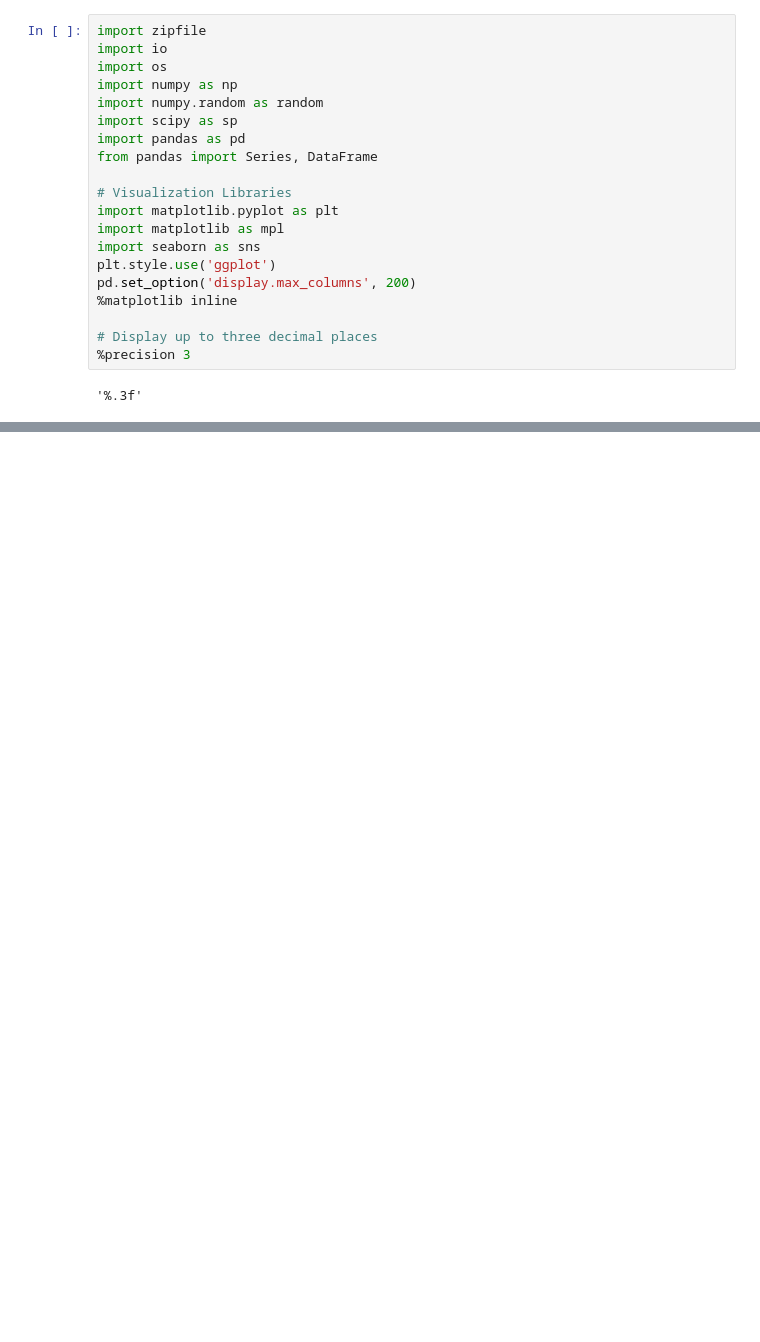
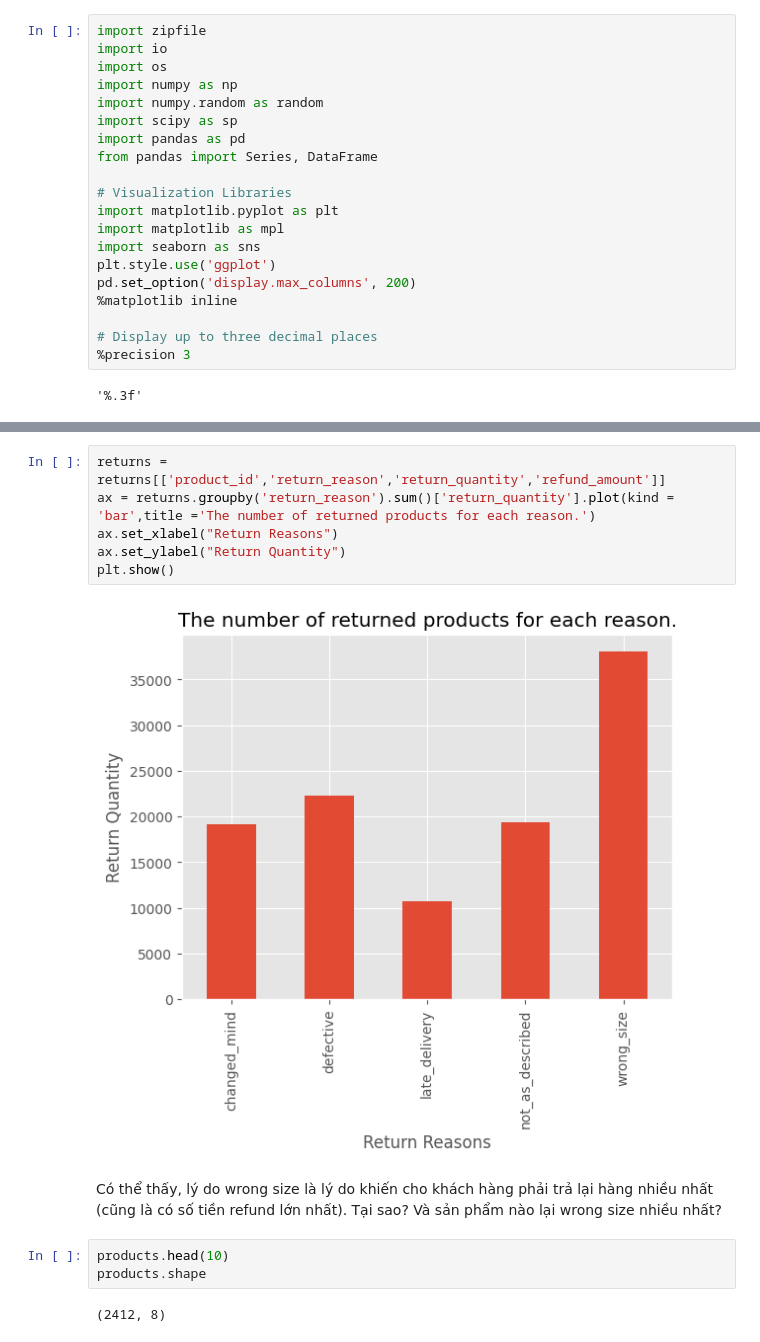
Before and after one commit to nqt-2/Datathon_Vin, a Jupyter notebook: notebook/Thai_EDA.ipynb, the cells around one changed output, grey strips where cells are left out. Saved outputs shown, nothing was run; the diff lists cells and outputs as text; blank space fills up the shorter version.

Commit message:
EDA for returns.csv

```diff
--- a/notebook/Thai_EDA.ipynb
+++ b/notebook/Thai_EDA.ipynb
@@ -29,0 +46,15 @@ order_items = pd.read_csv("../data/order_items.csv")
+# %%
+returns = returns[['product_id','return_reason','return_quantity','refund_amount']]
+ax = returns.groupby('return_reason').sum()['return_quantity'].plot(kind = 'bar',title ='The number of returned products for each reason.')
+ax.set_xlabel("Return Reasons")
+ax.set_ylabel("Return Quantity")
+plt.show()
+# %% [output]
+[figure, added]
+# %% [markdown]
+Có thể thấy, lý do wrong size là lý do khiến cho khách hàng phải trả lại hàng nhiều nhất (cũng là có số tiền refund lớn nhất). Tại sao? Và sản phẩm nào lại wrong size nhiều nhất?
+# %%
+products.head(10)
+products.shape
+# %% [output]
+(2412, 8)
```
Also changed, not shown: parts of 3 cells of this notebook.
